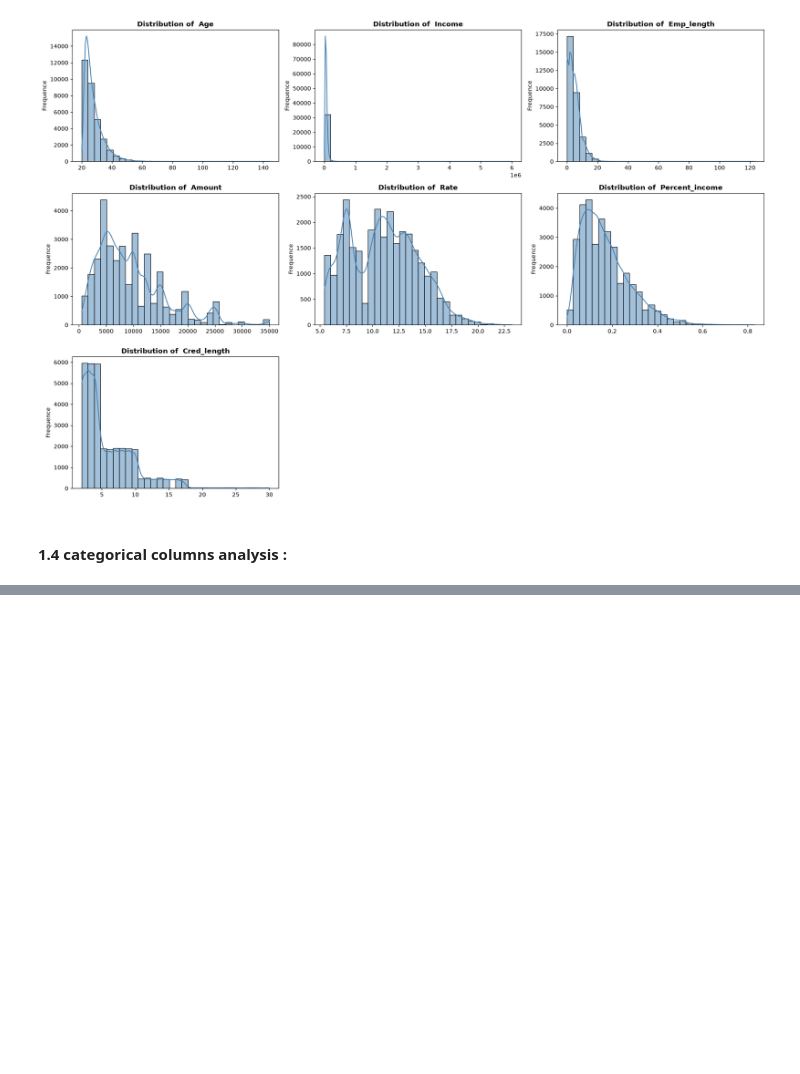
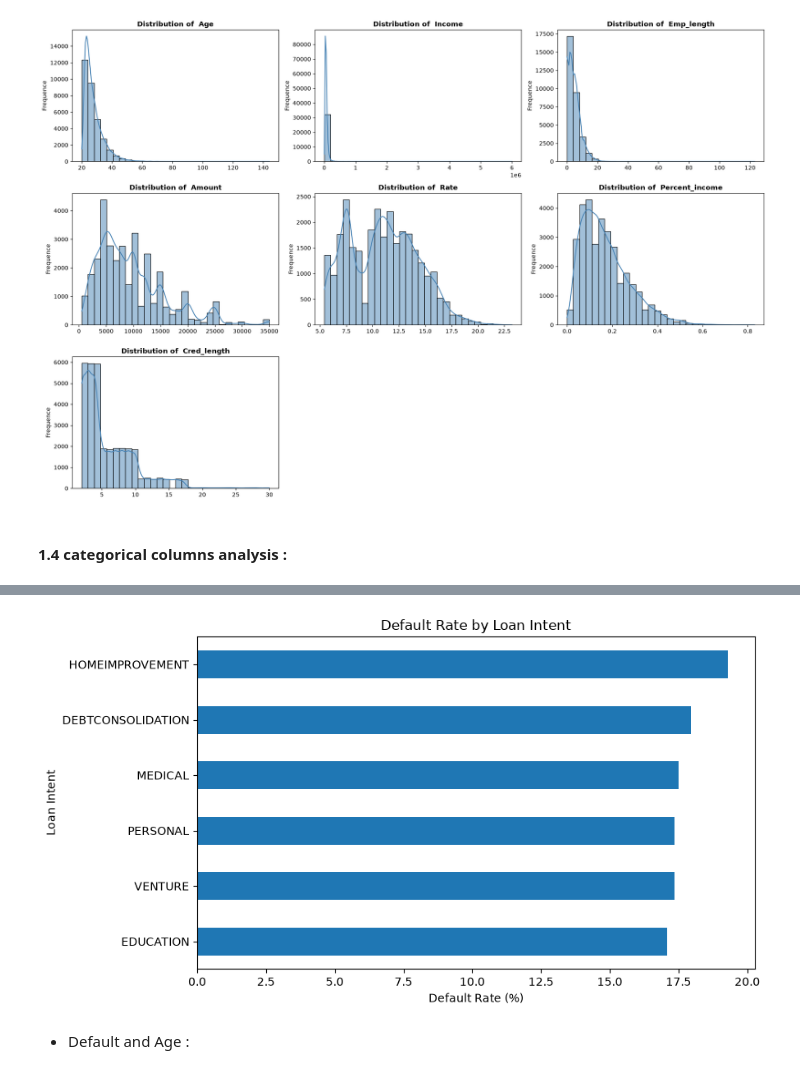
Before and after one commit to AMINEBOUT/Prediction-Model-for-Credits-Risque, a Jupyter notebook: EDA.ipynb, the cells around one changed output, grey strips where cells are left out. Saved outputs shown, nothing was run; the diff lists cells and outputs as text; code cells hidden in the pictures; blank space fills up the shorter version.

```diff
--- a/EDA.ipynb
+++ b/EDA.ipynb
@@ -222,0 +291,4 @@ Name: proportion, dtype: float64
+# %%
+df['Default'] = df['Default'].map({'Y': 1, 'N': 0})
+default_rate = df.groupby("Intent")["Default"].mean() * 100
+print(default_rate.sort_values(ascending=False))
@@ -222,0 +304,13 @@ Name: proportion, dtype: float64
+# %%
+default_rate.sort_values().plot(kind="barh", figsize=(9, 5))
+
+plt.title("Default Rate by Loan Intent")
+plt.xlabel("Default Rate (%)")
+plt.ylabel("Loan Intent")
+
+plt.tight_layout()
+plt.show()
+# %% [output]
+[figure, added]
+# %% [markdown]
++ Default and Age :
```
Also changed, not shown: parts of 19 cells of this notebook.
